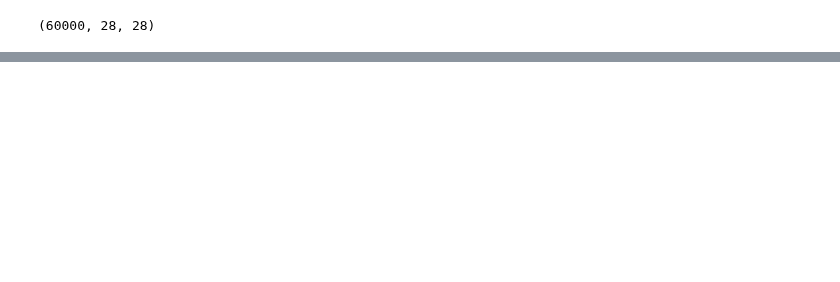
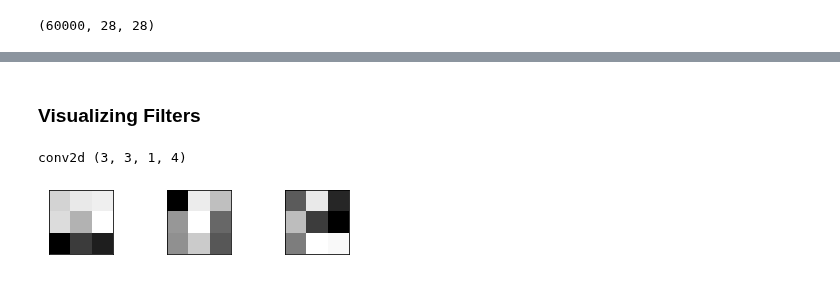
Before and after one commit to magedhelmy1/imageNet_benchmark, a Jupyter notebook: 3.1_MNIST_CNN.ipynb, the cells around one changed output, grey strips where cells are left out. Saved outputs shown, nothing was run; the diff lists cells and outputs as text; code cells hidden in the pictures; blank space fills up the shorter version.

```diff
--- a/3.1_MNIST_CNN.ipynb
+++ b/3.1_MNIST_CNN.ipynb
@@ -36,5 +39,5 @@ print(x_test.shape[0], 'test samples')
 # %%
 # convert class vectors to binary class matrices
-y_train = tf.keras.utils.to_categorical(y_train, 10)
-y_test = tf.keras.utils.to_categorical(y_test, 10)
+y_train = to_categorical(y_train, 10)
+y_test =to_categorical(y_test, 10)
 # %%
@@ -59,6 +60,12 @@ tensorboard_callback = TensorBoard(logdir)
 # %%
-history= model.fit(x_train, y_train,
-          epochs=12,
+history= model.fit(x_train_reshape, y_train,
+          epochs=5,
           verbose=1,
-          validation_data=(x_test, y_test),
-          callbacks=[tensorboard_callback])
+          validation_data=(x_test_reshape, y_test),
+          #callbacks=[tensorboard_callback]
+                  )
+
+# 8 minutes on GPU P1000
+# 2 minutes on 2080TX
+
+#val_accuracy: 0.9877
@@ -80,0 +122,38 @@ print('Test accuracy:', score[1])
+# %% [markdown]
+<h3> Visualizing Filters </h3>
+# %%
+import matplotlib.pyplot as plt
+
+for layer in model.layers:
+    if 'conv' not in layer.name:
+        continue
+    filters, biases = layer.get_weights()
+    print(layer.name, filters.shape)
+# %% [output]
+conv2d (3, 3, 1, 4)
+# %%
+# retrieve weights from the second hidden layer
+filters, biases = model.layers[0].get_weights()
+
+# normalize filter values to 0-1 so we can visualize them
+f_min, f_max = filters.min(), filters.max()
+filters = (filters - f_min) / (f_max - f_min)
+# %%
+# plot first few filters
+n_filters, ix = 3, 1
+for i in range(n_filters):
+    # get the filter
+    f = filters[:, :, :, i]
+    # plot each channel separately
+    for j in range(1):
+        # specify subplot and turn of axis
+        ax = plt.subplot(n_filters, 3, ix)
+        ax.set_xticks([])
+        ax.set_yticks([])
+        # plot filter channel in grayscale
+        plt.imshow(f[:, :, j], cmap='gray')
+        ix += 1
+# show the figure
+plt.show()
+# %% [output]
+[figure, added]
```
Also changed, not shown: parts of 13 cells of this notebook, 5 other files.
